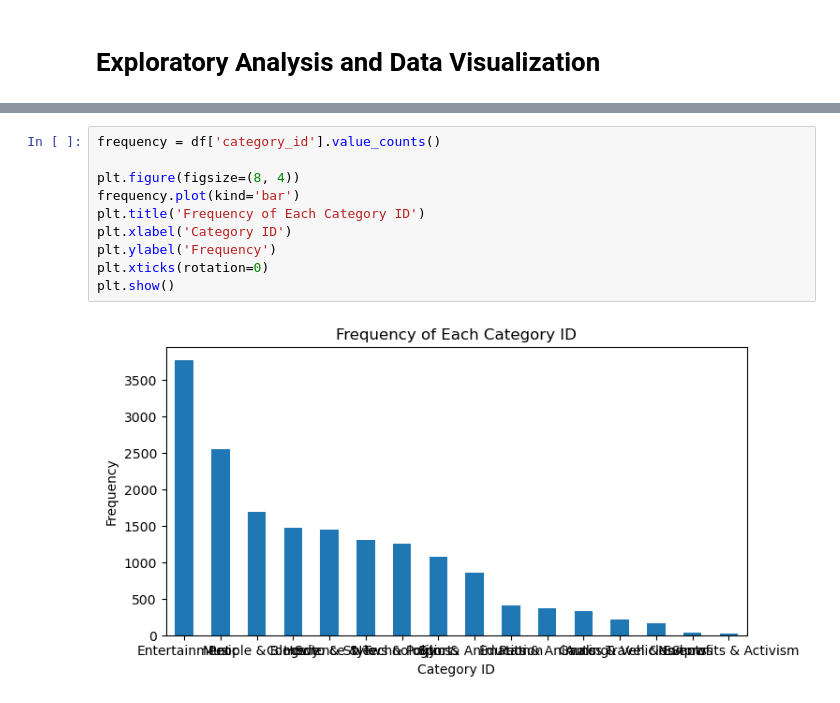
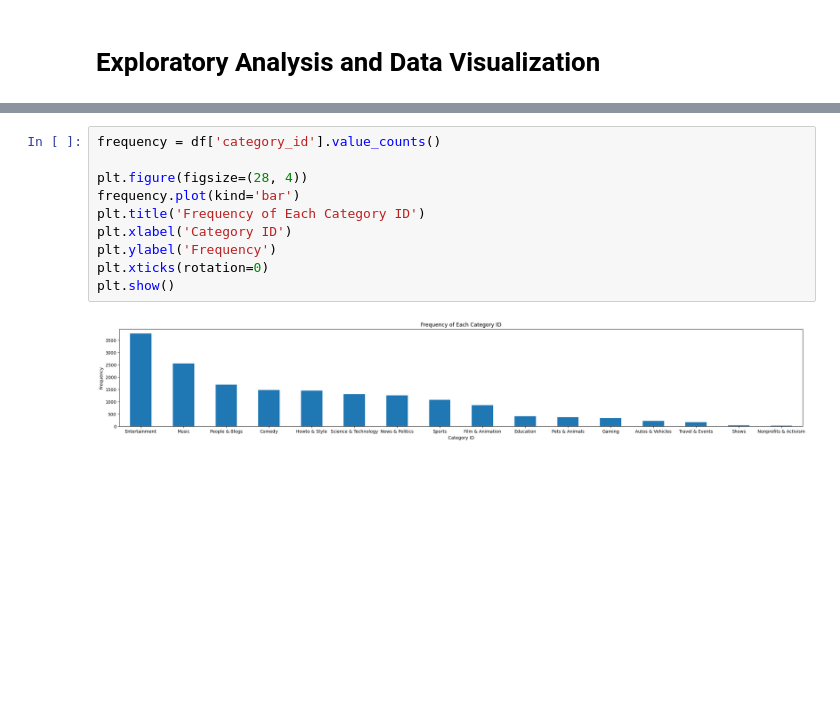
Before and after one commit to alec-luterman/320_final, a Jupyter notebook: 320_Final.ipynb, the cells around one changed output, grey strips where cells are left out. Drawn from its saved outputs; the diff is of its cells as text; blank space fills up the shorter version.

```diff
--- a/320_Final.ipynb
+++ b/320_Final.ipynb
@@ -134,15 +128,15 @@ plt.show()
 # %%
 frequency = df['category_id'].value_counts()
 
-plt.figure(figsize=(8, 4))
+plt.figure(figsize=(28, 4))
 frequency.plot(kind='bar')
 plt.title('Frequency of Each Category ID')
 plt.xlabel('Category ID')
 plt.ylabel('Frequency')
 plt.xticks(rotation=0)
 plt.show()
 # %% [output]
-[figure, old version]
+[figure, new version]
 # %%
 df_lin_reg = df[['views', 'comment_count']]
 np_lin_reg = df_lin_reg.values
```
Also changed, not shown: parts of 8 cells of this notebook.
